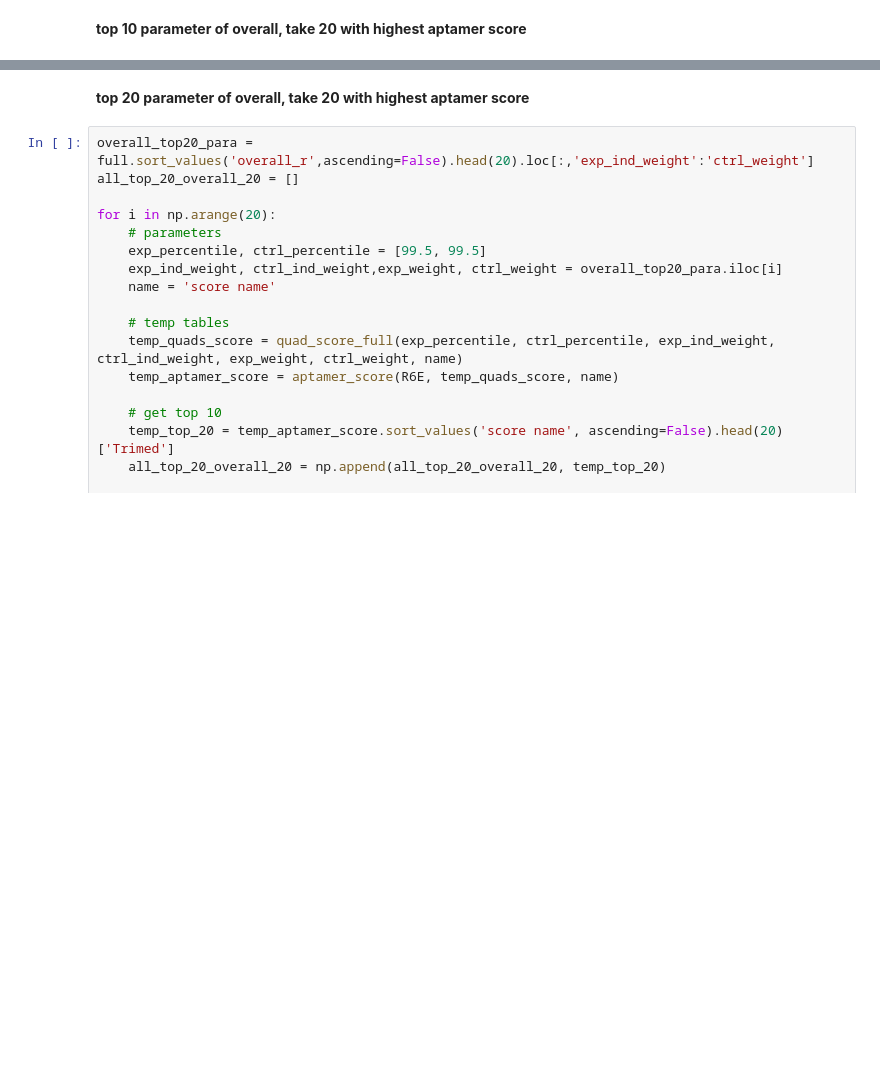
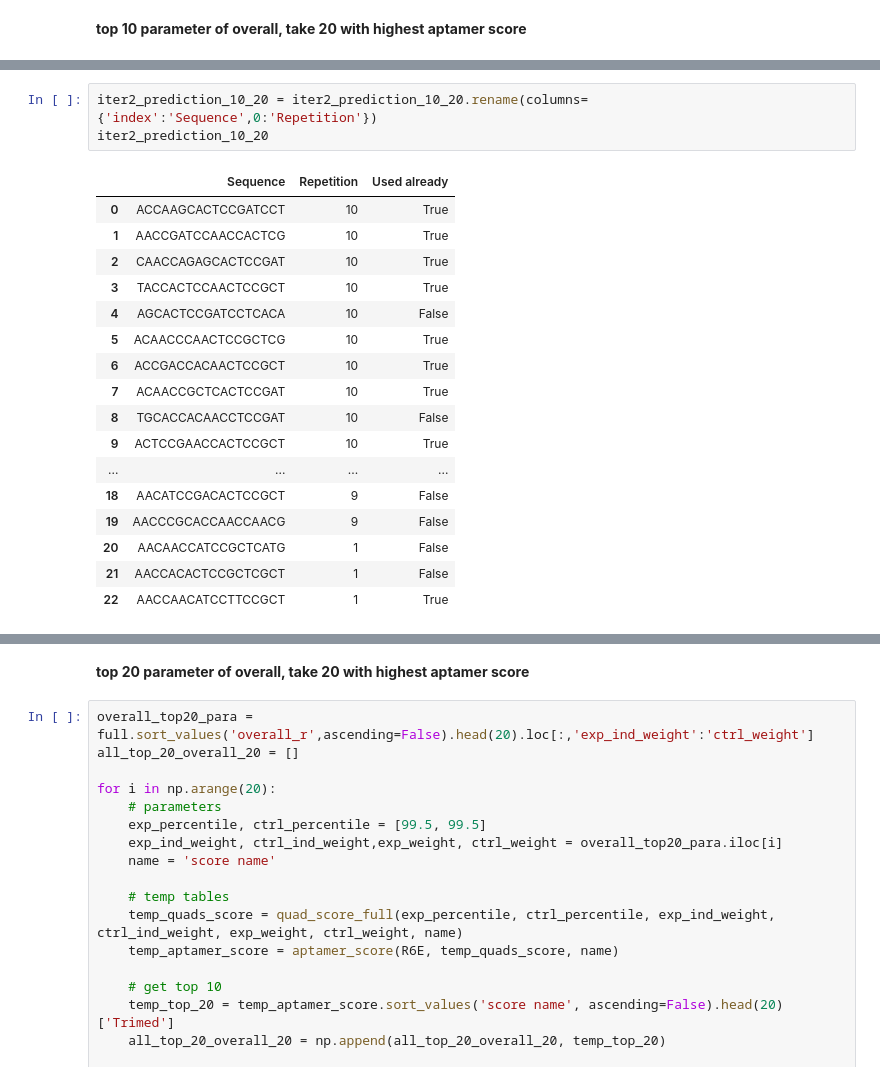
Before and after one commit to Xiaoqi-Sun/aptamer_scoring, a Jupyter notebook: notebooks/Parameter Iterations/Iterations for parameters r2.ipynb, the cells around one changed output, grey strips where cells are left out. Saved outputs shown, nothing was run; the diff lists cells and outputs as text; blank space fills up the shorter version.

```diff
--- a/notebooks/Parameter Iterations/Iterations for parameters r2.ipynb
+++ b/notebooks/Parameter Iterations/Iterations for parameters r2.ipynb
@@ -546 +535,22 @@ iter2_prediction_10_20
+# %%
+iter2_prediction_10_20 = iter2_prediction_10_20.rename(columns={'index':'Sequence',0:'Repetition'})
+iter2_prediction_10_20
+# %% [output]
+|  | Sequence | Repetition | Used already |
+| 0 | ACCAAGCACTCCGATCCT | 10 | True |
+| 1 | AACCGATCCAACCACTCG | 10 | True |
+| 2 | CAACCAGAGCACTCCGAT | 10 | True |
+| 3 | TACCACTCCAACTCCGCT | 10 | True |
+| 4 | AGCACTCCGATCCTCACA | 10 | False |
+| 5 | ACAACCCAACTCCGCTCG | 10 | True |
+| 6 | ACCGACCACAACTCCGCT | 10 | True |
+| 7 | ACAACCGCTCACTCCGAT | 10 | True |
+| 8 | TGCACCACAACCTCCGAT | 10 | False |
+| 9 | ACTCCGAACCACTCCGCT | 10 | True |
+| ... | ... | ... | ... |
+| 18 | AACATCCGACACTCCGCT | 9 | False |
+| 19 | AACCCGCACCAACCAACG | 9 | False |
+| 20 | AACAACCATCCGCTCATG | 1 | False |
+| 21 | AACCACACTCCGCTCGCT | 1 | False |
+| 22 | AACCAACATCCTTCCGCT | 1 | True |
 # %%
```
Also changed, not shown: parts of 3 cells of this notebook, 5 other files.
